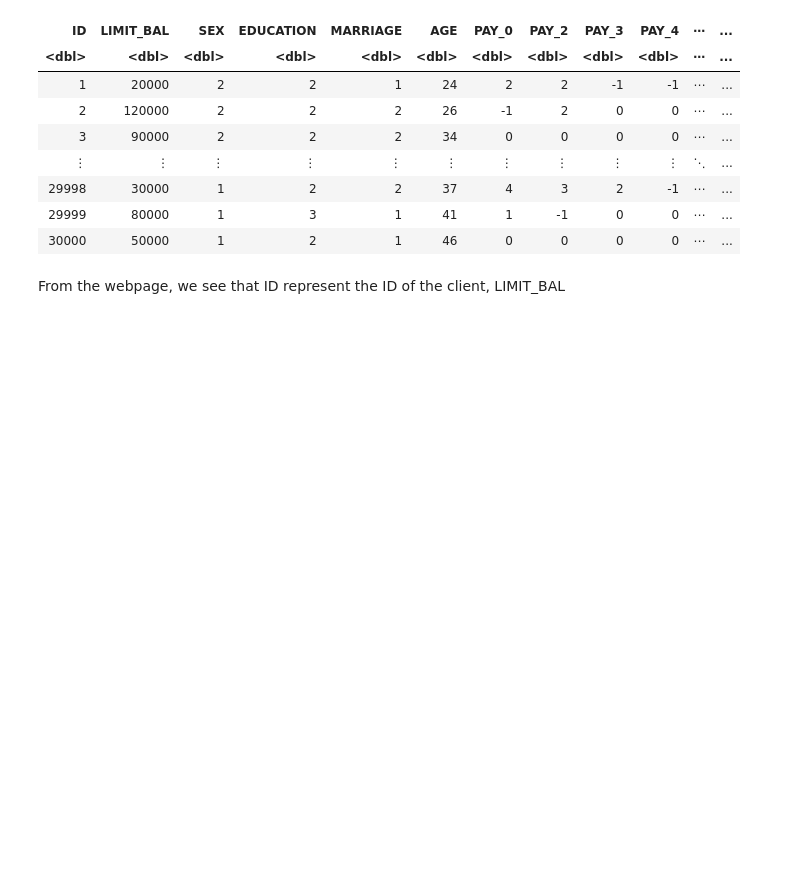
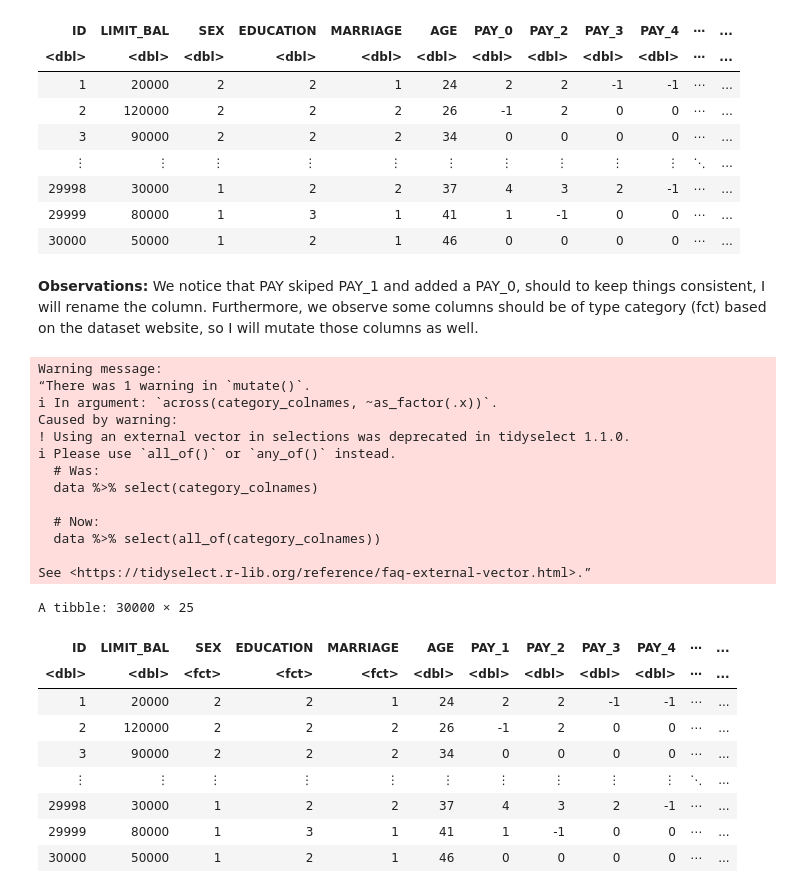
Before and after one commit to mlool/dsci-100-2023W1-group-008-31, a Jupyter notebook: test.ipynb, the cells around one changed output. Drawn from its saved outputs; the diff is of its cells as text; code cells hidden in the pictures; blank space fills up the shorter version.

```diff
--- a/test.ipynb
+++ b/test.ipynb
@@ -47,5 +52,35 @@ A spec_tbl_df: 30000 × 25
 | 29998 | 30000 | 1 | 2 | 2 | 37 | 4 | 3 | 2 | -1 | ⋯ | ... |
 | 29999 | 80000 | 1 | 3 | 1 | 41 | 1 | -1 | 0 | 0 | ⋯ | ... |
 | 30000 | 50000 | 1 | 2 | 1 | 46 | 0 | 0 | 0 | 0 | ⋯ | ... |
-# %% [markdown]
-From the webpage, we see that ID represent the ID of the client, LIMIT_BAL
+# %% [markdown]
+**Observations:** We notice that PAY skiped PAY_1 and added a PAY_0, should to keep things consistent, I will rename the column. Furthermore, we observe some columns should be of type category (fct) based on the dataset website, so I will mutate those columns as well.
+# %%
+category_colnames <- c("SEX", "EDUCATION", "MARRIAGE", "default.payment.next.month")
+credit_card_tidy <- credit_card_data |>
+                        rename(PAY_1 = PAY_0) |>
+                        mutate(across(category_colnames, ~as_factor(.x)))
+credit_card_tidy
+# %% [output]
+Warning message:
+“There was 1 warning in `mutate()`.
+ℹ In argument: `across(category_colnames, ~as_factor(.x))`.
+Caused by warning:
+! Using an external vector in selections was deprecated in tidyselect 1.1.0.
+ℹ Please use `all_of()` or `any_of()` instead.
+  # Was:
+  data %>% select(category_colnames)
+
+  # Now:
+  data %>% select(all_of(category_colnames))
+
+See <https://tidyselect.r-lib.org/reference/faq-external-vector.html>.”
+A tibble: 30000 × 25
+| ID | LIMIT_BAL | SEX | EDUCATION | MARRIAGE | AGE | PAY_1 | PAY_2 | PAY_3 | PAY_4 | ⋯ | ... |
+| <dbl> | <dbl> | <fct> | <fct> | <fct> | <dbl> | <dbl> | <dbl> | <dbl> | <dbl> | ⋯ | ... |
+| 1 | 20000 | 2 | 2 | 1 | 24 | 2 | 2 | -1 | -1 | ⋯ | ... |
+| 2 | 120000 | 2 | 2 | 2 | 26 | -1 | 2 | 0 | 0 | ⋯ | ... |
+| 3 | 90000 | 2 | 2 | 2 | 34 | 0 | 0 | 0 | 0 | ⋯ | ... |
+| ⋮ | ⋮ | ⋮ | ⋮ | ⋮ | ⋮ | ⋮ | ⋮ | ⋮ | ⋮ | ⋱ | ... |
+| 29998 | 30000 | 1 | 2 | 2 | 37 | 4 | 3 | 2 | -1 | ⋯ | ... |
+| 29999 | 80000 | 1 | 3 | 1 | 41 | 1 | -1 | 0 | 0 | ⋯ | ... |
+| 30000 | 50000 | 1 | 2 | 1 | 46 | 0 | 0 | 0 | 0 | ⋯ | ... |
```
Also changed, not shown: parts of 13 cells of this notebook.
